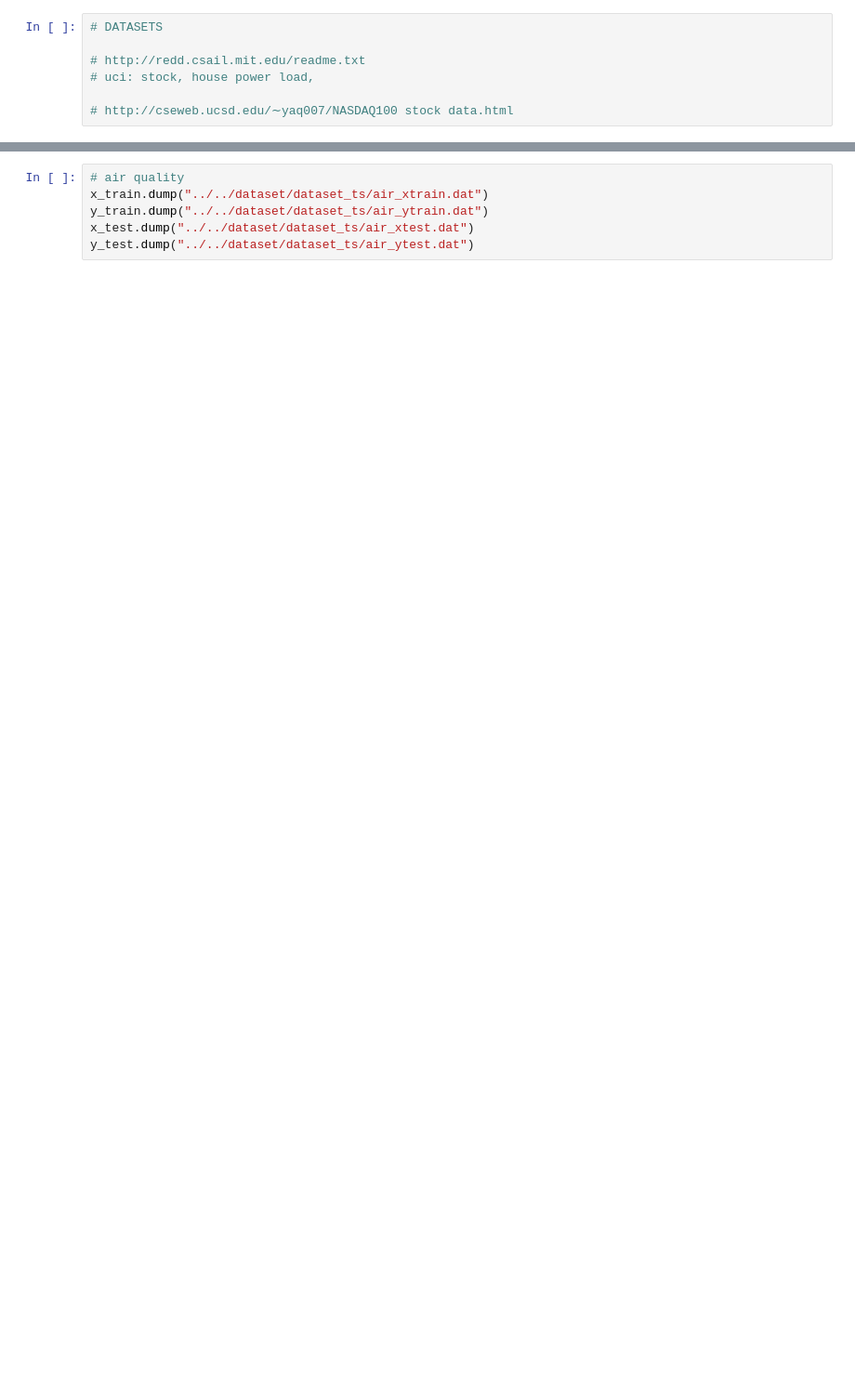
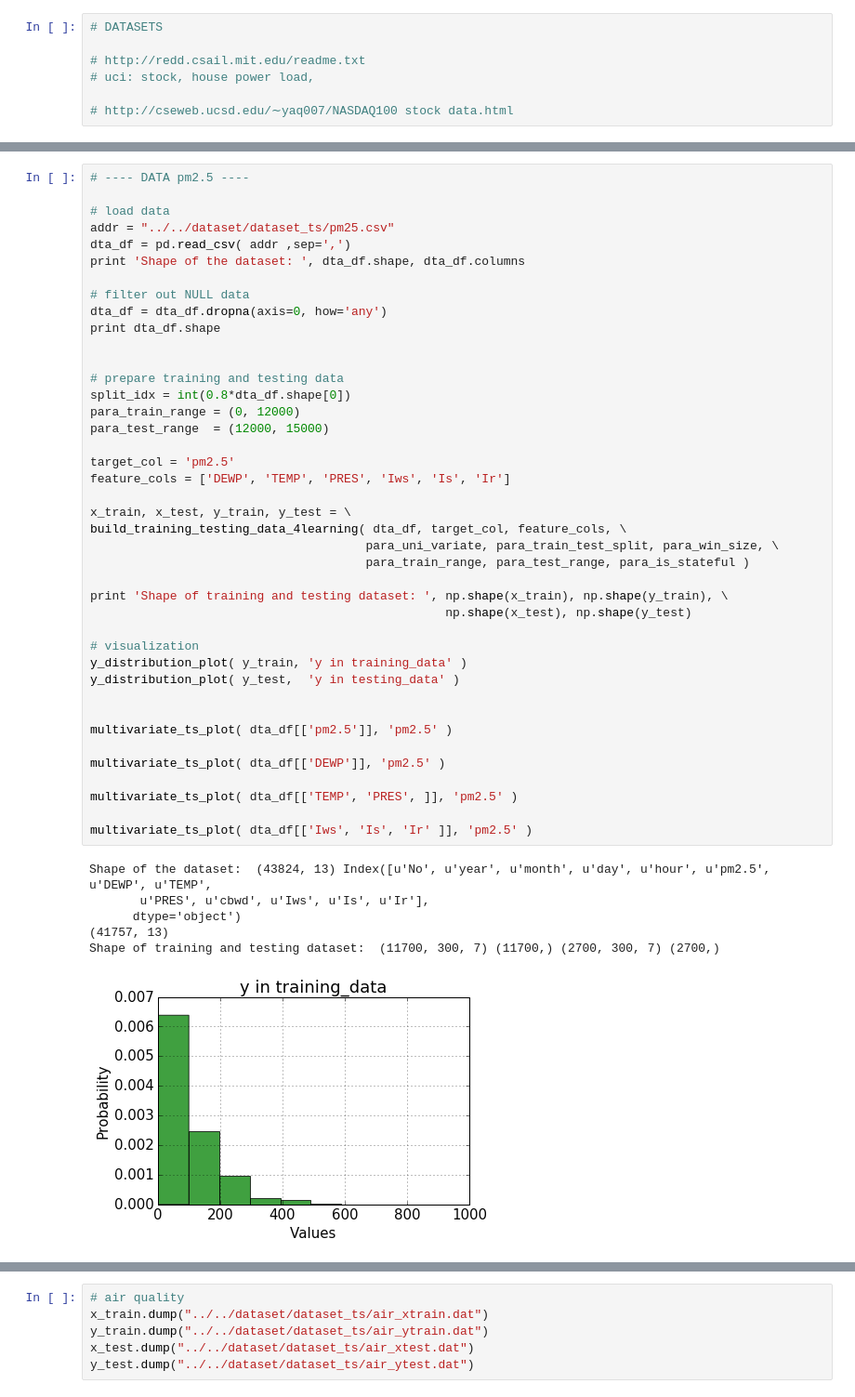
Before and after one commit to weilai0980/tsRNN, a Jupyter notebook: forecasting/data_prep.ipynb, the cells around one changed output, grey strips where cells are left out. Shown at 93% size. Cells and saved outputs as stored; diff of their text form; blank space fills up the shorter version.

```diff
--- a/forecasting/data_prep.ipynb
+++ b/forecasting/data_prep.ipynb
@@ -137,0 +146,48 @@ Index([u'Date', u'Time', u'Global_active_power', u'Global_reactive_power',
+# %%
+# ---- DATA pm2.5 ----
+
+# load data
+addr = "../../dataset/dataset_ts/pm25.csv"
+dta_df = pd.read_csv( addr ,sep=',')
+print 'Shape of the dataset: ', dta_df.shape, dta_df.columns
+
+# filter out NULL data
+dta_df = dta_df.dropna(axis=0, how='any')
+print dta_df.shape
+
+
+# prepare training and testing data
+split_idx = int(0.8*dta_df.shape[0])
+para_train_range = (0, 12000)
+para_test_range  = (12000, 15000)
+
+target_col = 'pm2.5'
+feature_cols = ['DEWP', 'TEMP', 'PRES', 'Iws', 'Is', 'Ir']
+
+x_train, x_test, y_train, y_test = \
+build_training_testing_data_4learning( dta_df, target_col, feature_cols, \
+                                      para_uni_variate, para_train_test_split, para_win_size, \
+                                      para_train_range, para_test_range, para_is_stateful )
+
+print 'Shape of training and testing dataset: ', np.shape(x_train), np.shape(y_train), \
+                                                 np.shape(x_test), np.shape(y_test)
+
+# visualization
+y_distribution_plot( y_train, 'y in training_data' )
+y_distribution_plot( y_test,  'y in testing_data' )
+
+
+multivariate_ts_plot( dta_df[['pm2.5']], 'pm2.5' )
+
+multivariate_ts_plot( dta_df[['DEWP']], 'pm2.5' )
+
+multivariate_ts_plot( dta_df[['TEMP', 'PRES', ]], 'pm2.5' )
+
+multivariate_ts_plot( dta_df[['Iws', 'Is', 'Ir' ]], 'pm2.5' )
+# %% [output]
+Shape of the dataset:  (43824, 13) Index([u'No', u'year', u'month', u'day', u'hour', u'pm2.5', u'DEWP', u'TEMP',
+       u'PRES', u'cbwd', u'Iws', u'Is', u'Ir'],
+      dtype='object')
+(41757, 13)
+Shape of training and testing dataset:  (11700, 300, 7) (11700,) (2700, 300, 7) (2700,)
+[figure, added]
```
Also changed, not shown: parts of 19 cells of this notebook, 13 other files.
